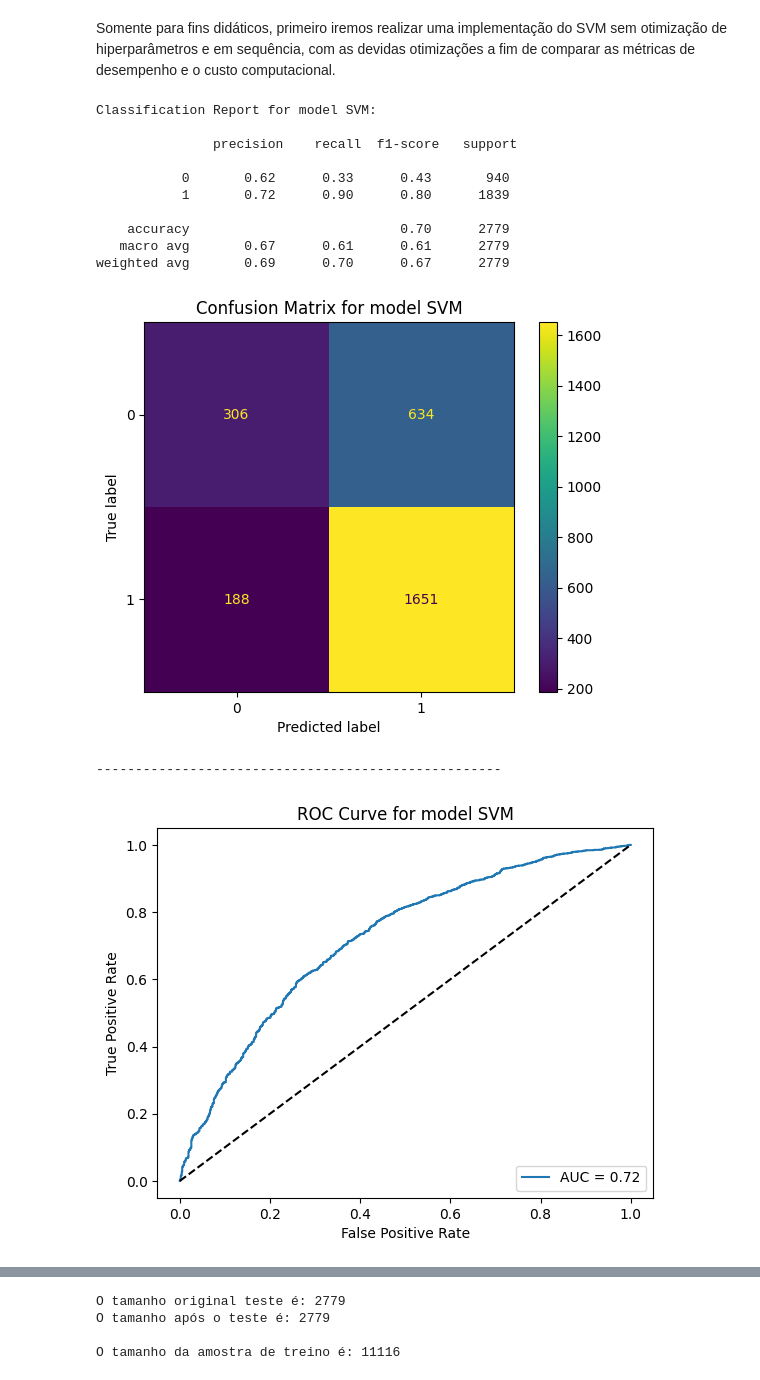
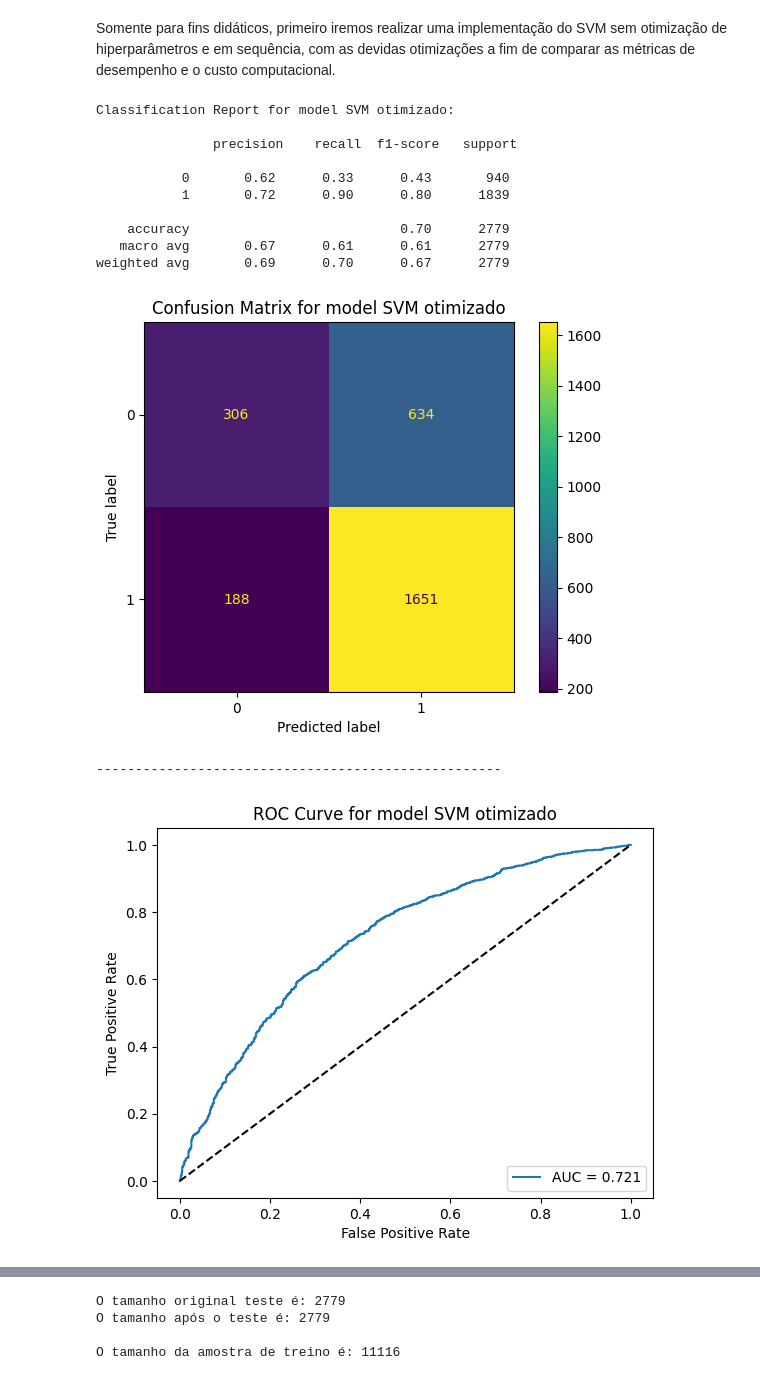
Before and after one commit to CBenini07/TCC, a Jupyter notebook: TCC_Aplicacao_modelos.ipynb, the cells around one changed output, grey strips where cells are left out. Saved outputs shown, nothing was run; the diff lists cells and outputs as text; code cells hidden in the pictures.

Commit message:
implementação do SVM otimizado.

```diff
--- a/TCC_Aplicacao_modelos.ipynb
+++ b/TCC_Aplicacao_modelos.ipynb
@@ -425,27 +425,27 @@ y_scores = svm_classifier.decision_function(X_test_scaled)
 # %%
 # Validação do Modelo
 acc, prec, f1_sc, auc_score = evaluate(y_test, y_pred, y_scores, 'SVM')
-result.loc[0] = ['SVM Classifier', acc, prec, f1_sc, auc_score]
+result.loc[0] = ['SVM', acc, prec, f1_sc, auc_score]
 
 # Exibe métricas
 print('Accuracy:', acc)
 print('Precision:', prec)
 print('F1-Score:', f1_sc)
 print('AUC:', auc_score)
 # %% [output]
-Classification Report for model SVM:
+Classification Report for model SVM otimizado:
 
                precision    recall  f1-score   support
 
            0       0.62      0.33      0.43       940
            1       0.72      0.90      0.80      1839
 
     accuracy                           0.70      2779
    macro avg       0.67      0.61      0.61      2779
 weighted avg       0.69      0.70      0.67      2779
-[figure, old version]
+[figure, new version]
 ----------------------------------------------------
-[figure, old version]
+[figure, new version]
 Accuracy: 0.7042101475350846
 Precision: 0.7225382932166302
 F1-Score: 0.8006789524733269
```
Also changed, not shown: parts of 4 cells of this notebook, 1 other file.
